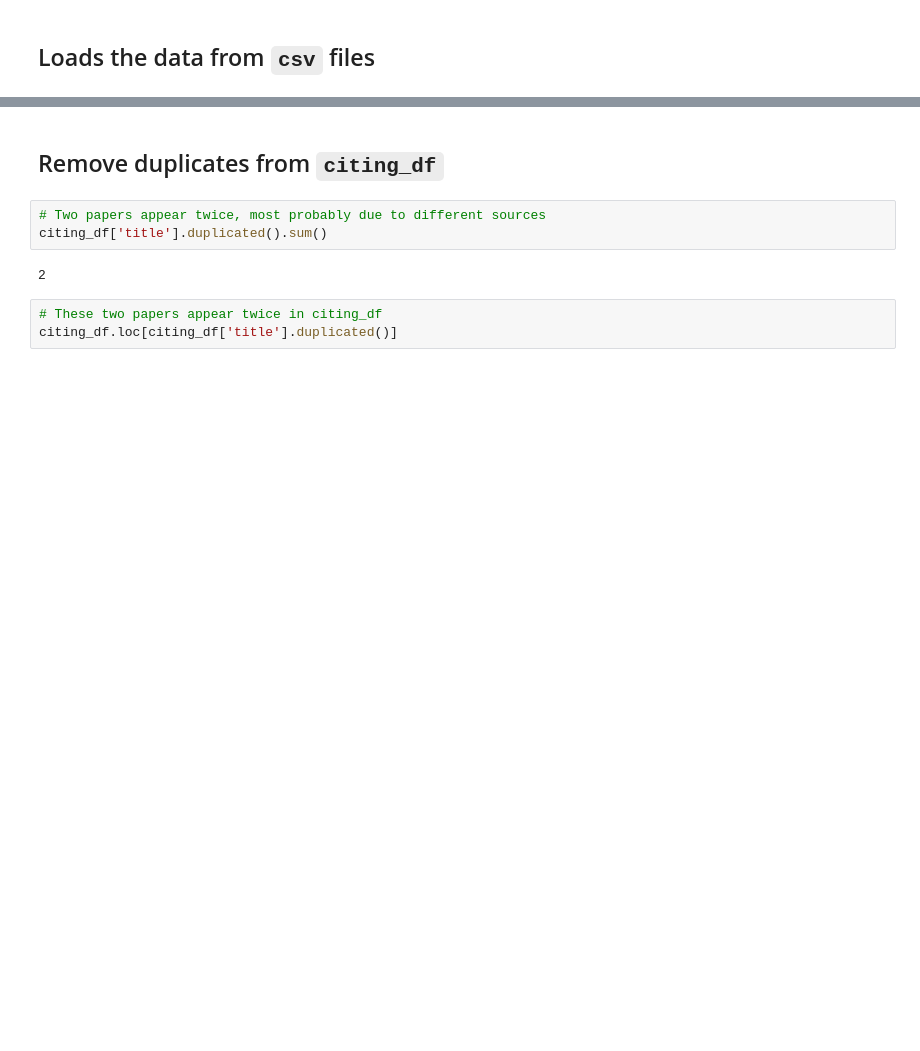
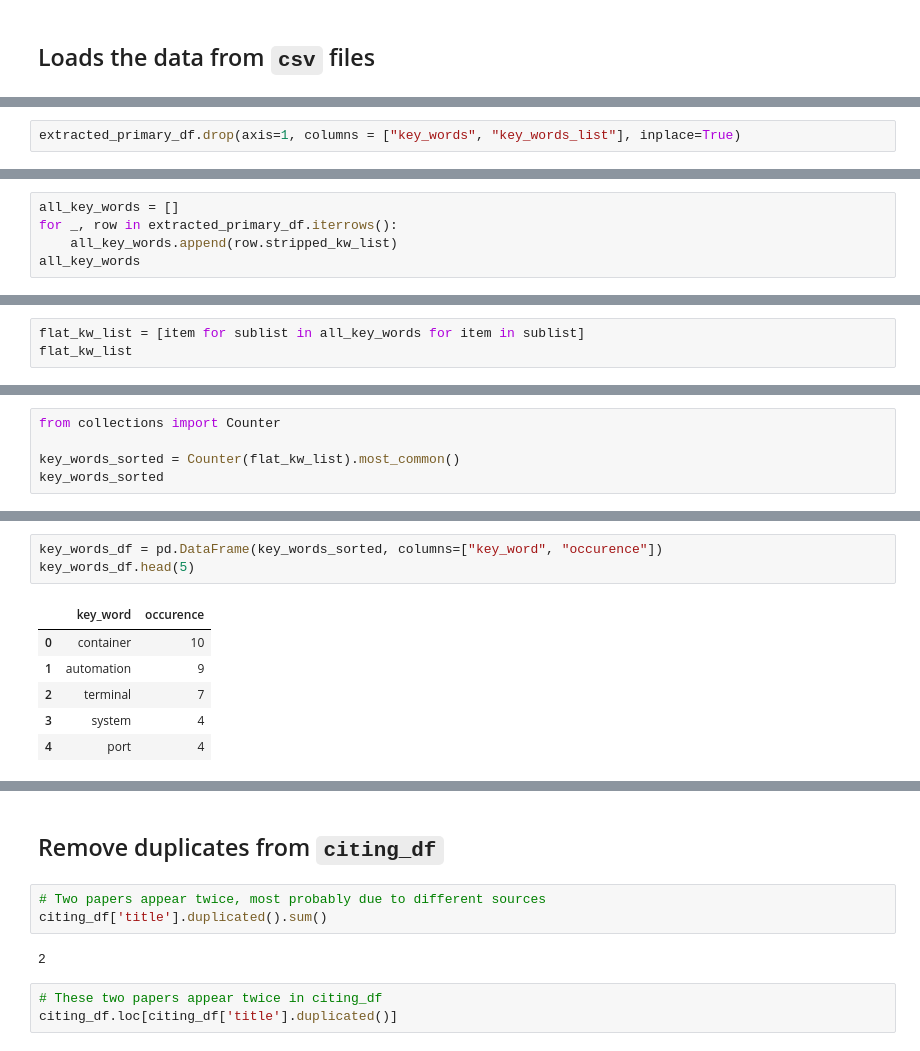
Before and after one commit to jhupiterz/research-analytics, a Jupyter notebook: Notebooks/data_viz_julie.ipynb, the cells around one changed output, grey strips where cells are left out. Drawn from its saved outputs; the diff is of its cells as text; blank space fills up the shorter version.

```diff
--- a/Notebooks/data_viz_julie.ipynb
+++ b/Notebooks/data_viz_julie.ipynb
@@ -88,0 +119,2 @@ primary_df["year"] = year
+# %%
+extracted_primary_df.drop(axis=1, columns = ["key_words", "key_words_list"], inplace=True)
@@ -88,0 +135,5 @@ primary_df["year"] = year
+# %%
+all_key_words = []
+for _, row in extracted_primary_df.iterrows():
+    all_key_words.append(row.stripped_kw_list)
+all_key_words
@@ -88,0 +158,3 @@ primary_df["year"] = year
+# %%
+flat_kw_list = [item for sublist in all_key_words for item in sublist]
+flat_kw_list
@@ -88,0 +179,5 @@ primary_df["year"] = year
+# %%
+from collections import Counter
+
+key_words_sorted = Counter(flat_kw_list).most_common()
+key_words_sorted
@@ -88,0 +202,10 @@ primary_df["year"] = year
+# %%
+key_words_df = pd.DataFrame(key_words_sorted, columns=["key_word", "occurence"])
+key_words_df.head(5)
+# %% [output]
+|  | key_word | occurence |
+| 0 | container | 10 |
+| 1 | automation | 9 |
+| 2 | terminal | 7 |
+| 3 | system | 4 |
+| 4 | port | 4 |
```
Also changed, not shown: parts of 27 cells of this notebook, 1 other file.
